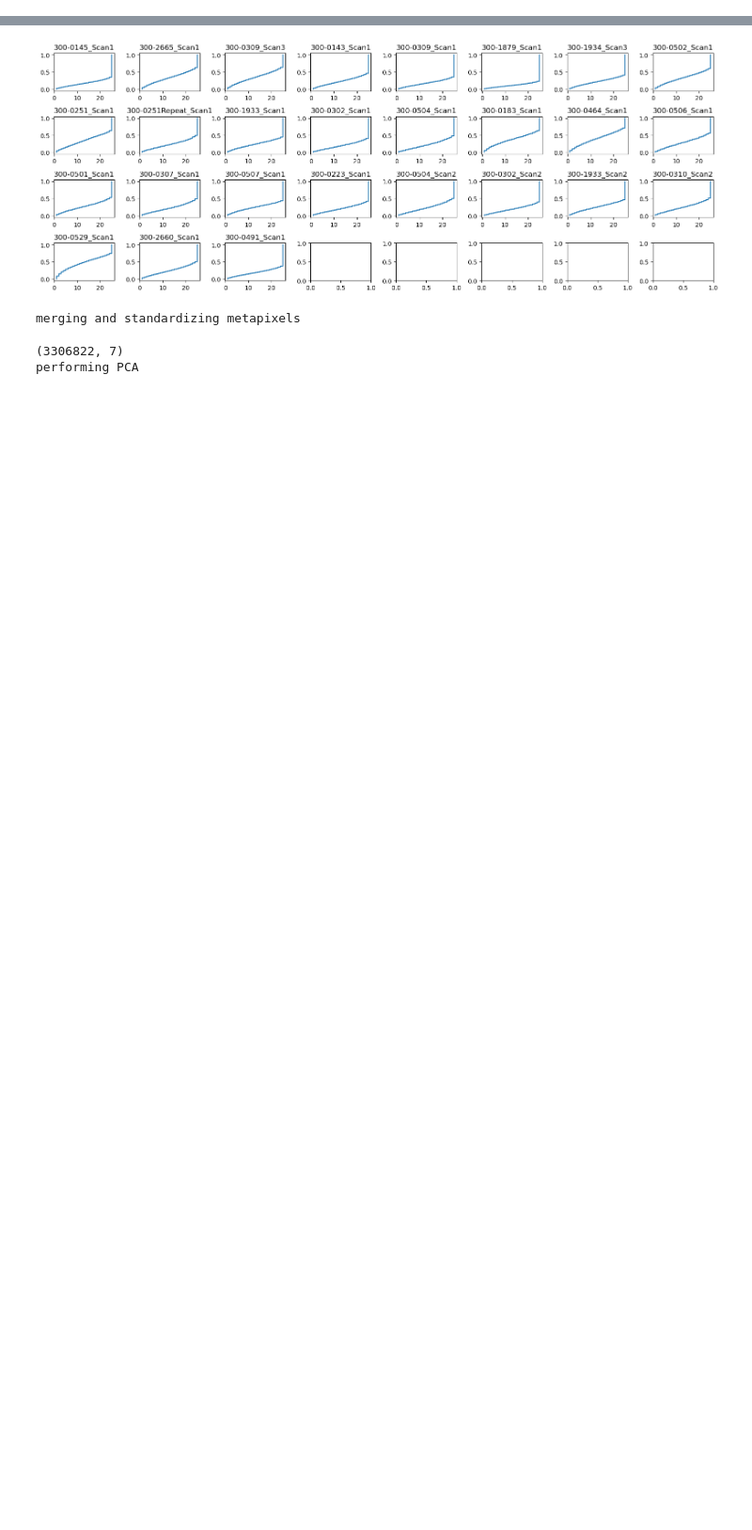
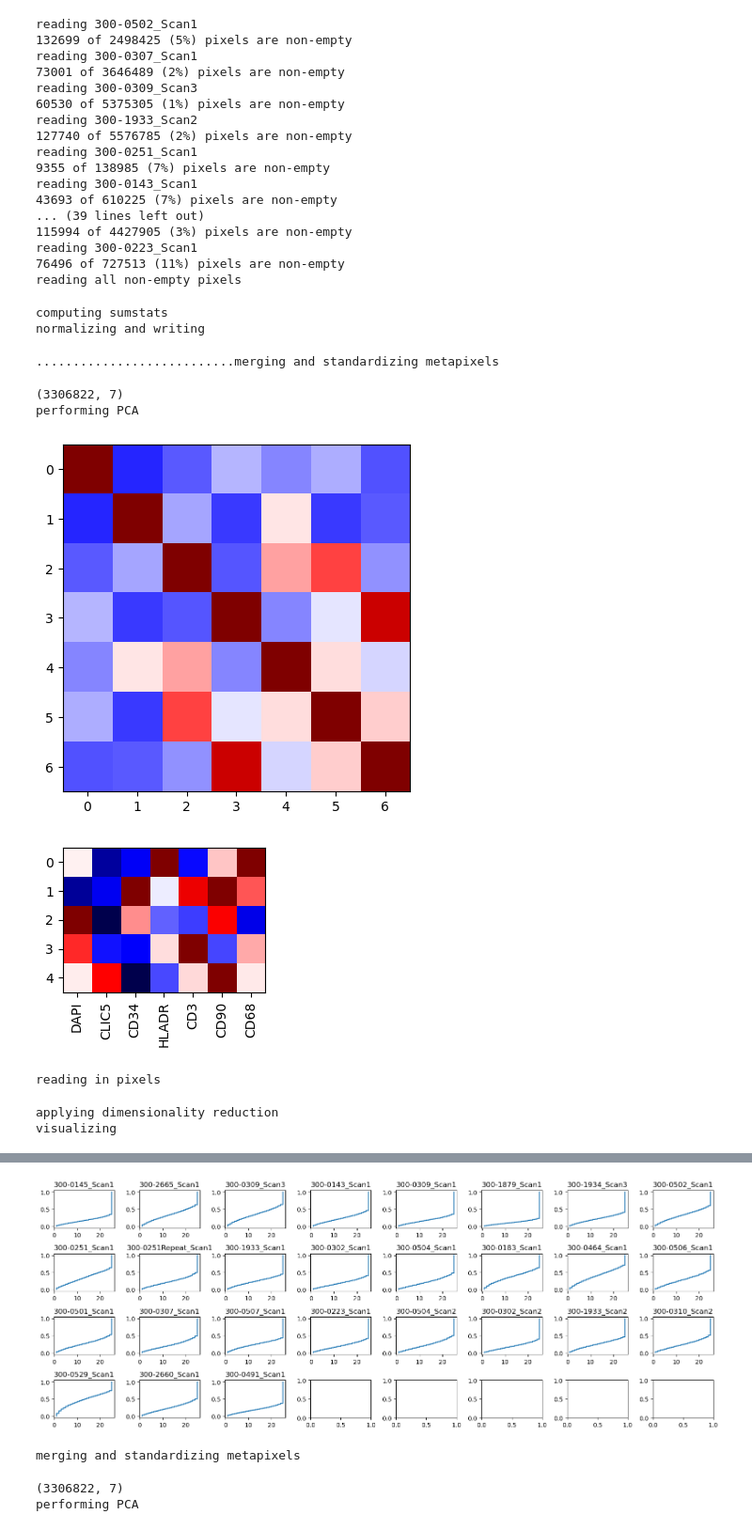
Before and after one commit to yakirr/vimapaper, a Jupyter notebook: RA/RA.1.preprocess.ipynb, the cells around one changed output, grey strips where cells are left out. Shown at 94% size. Saved outputs shown, nothing was run; the diff lists cells and outputs as text; code cells hidden in the pictures; blank space fills up the shorter version.

```diff
--- a/RA/RA.1.preprocess.ipynb
+++ b/RA/RA.1.preprocess.ipynb
@@ -62,30 +84,0 @@ reading 300-0529_Scan1
-# %%
-def transform(X):
-    return (X[:,:-1]) / (1+X[:,-1])[:,None]
-
-def get_sumstats(pixels):
-    pixels = transform(pixels)
-    ntranscripts = pixels.sum(axis=1, dtype=np.float64)
-    med_ntranscripts = np.median(ntranscripts)
-    pixels = np.log1p(med_ntranscripts * pixels / (ntranscripts[:,None] + 1e-6)) # adding to denominator in case pixel is all 0s
-    means = pixels.mean(axis=0, dtype=np.float64)
-    stds = pixels.std(axis=0, dtype=np.float64)
-    return {'means':means, 'stds':stds, 'med_ntranscripts':med_ntranscripts}
-
-def normalize(mask, s, med_ntranscripts=None, means=None, stds=None):
-    s = s.where(mask, other=0)
-    pl = vi.xr_to_pixellist(s, mask)
-    pl = transform(pl)
-    pl = np.log1p(med_ntranscripts * pl / (pl.sum(axis=1)[:,None] + 1e-6)) # adding to denominator in case pixel is all 0s
-    pl -= means
-    pl /= stds
-    s = s.sel(marker=markers[:-1])
-    vi.set_pixels(s, mask, pl)
-    s.attrs['med_ntranscripts'] = med_ntranscripts
-    s.attrs['means'] = means
-    s.attrs['stds'] = stds
-    return s
-
-vi.normalize_allsamples(countsdir, masksdir, normeddir, sids,
-                               get_sumstats=get_sumstats,
-                               normalize=normalize)
@@ -97,0 +87,31 @@ normalizing and writing
+# %%
+# pre-harmony processing
+vi.preprocess(outdir, repname, get_foreground, get_sumstats, normalize, nmetamarkers=nmetamarkers)
+# %% [output]
+reading 300-0502_Scan1
+132699 of 2498425 (5%) pixels are non-empty
+reading 300-0307_Scan1
+73001 of 3646489 (2%) pixels are non-empty
+reading 300-0309_Scan3
+60530 of 5375305 (1%) pixels are non-empty
+reading 300-1933_Scan2
+127740 of 5576785 (2%) pixels are non-empty
+reading 300-0251_Scan1
+9355 of 138985 (7%) pixels are non-empty
+reading 300-0143_Scan1
+43693 of 610225 (7%) pixels are non-empty
+... (39 lines left out)
+115994 of 4427905 (3%) pixels are non-empty
+reading 300-0223_Scan1
+76496 of 727513 (11%) pixels are non-empty
+reading all non-empty pixels
+computing sumstats
+normalizing and writing
+...........................merging and standardizing metapixels
+(3306822, 7)
+performing PCA
+[figure, added]
+[figure, added]
+reading in pixels
+applying dimensionality reduction
+visualizing
```
Also changed, not shown: parts of 18 cells of this notebook, 2 other files.
